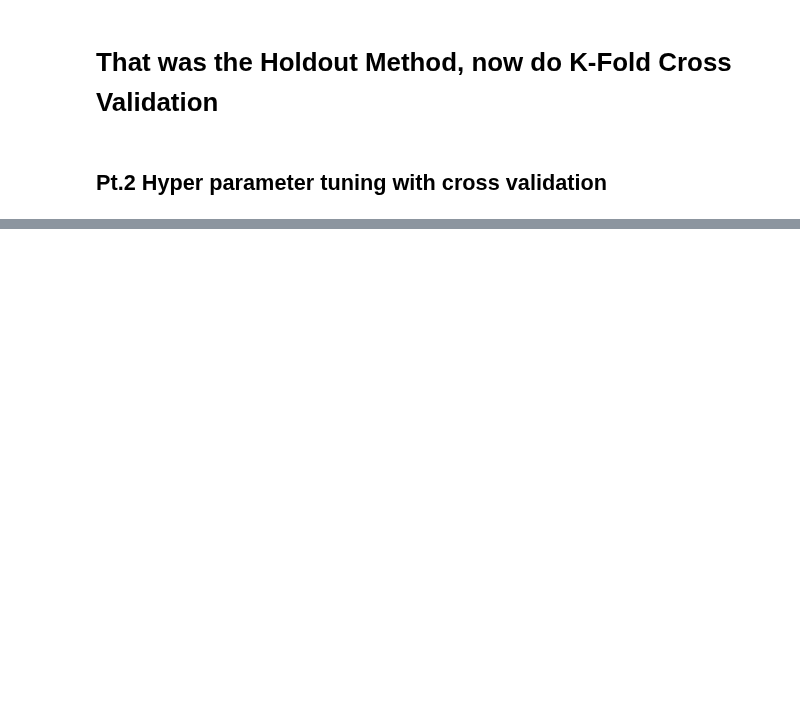
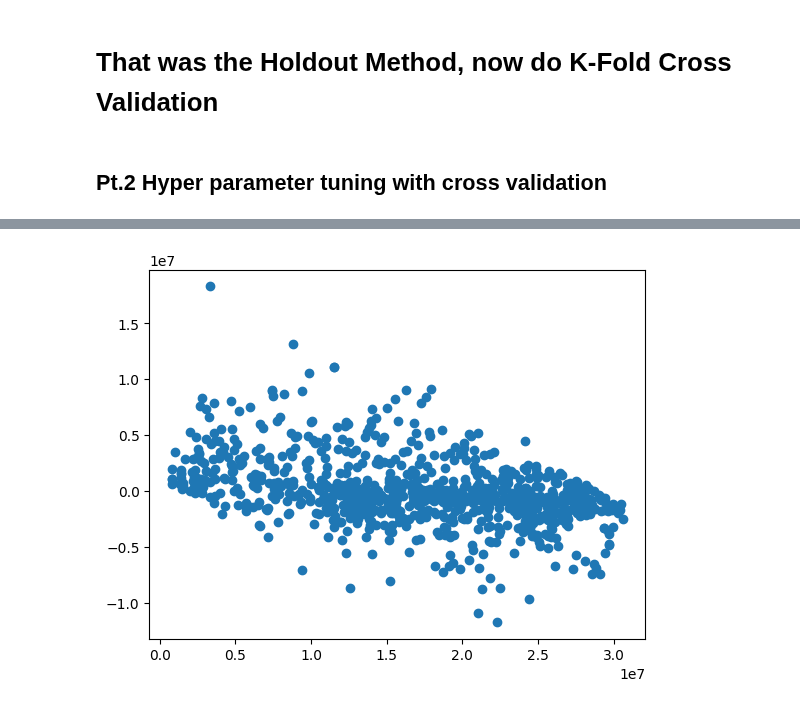
Before and after one commit to Joaomc15/UC3M-MLBD, a Jupyter notebook: assignment1/src/complex_models/RandomForest.ipynb, the cells around one changed output, grey strips where cells are left out. Cells and saved outputs as stored; diff of their text form; code cells hidden in the pictures; blank space fills up the shorter version.

```diff
--- a/assignment1/src/complex_models/RandomForest.ipynb
+++ b/assignment1/src/complex_models/RandomForest.ipynb
@@ -201,0 +265,6 @@ KeyboardInterrupt:
+# %%
+plt.scatter(y_test, rf_pred - y_test)
+# plt.scatter(y_test, y_pred_dummy - y_test)
+plt.show()
+# %% [output]
+[figure, added]
```
Also changed, not shown: parts of 8 cells of this notebook, 4 other files.
